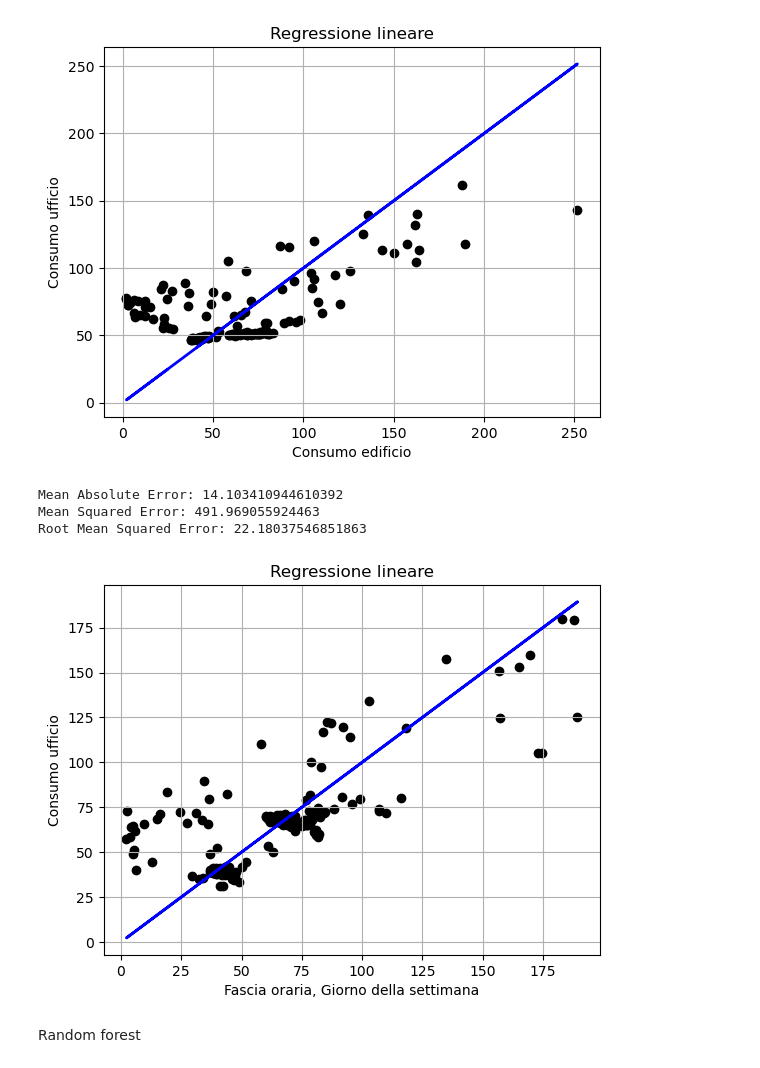
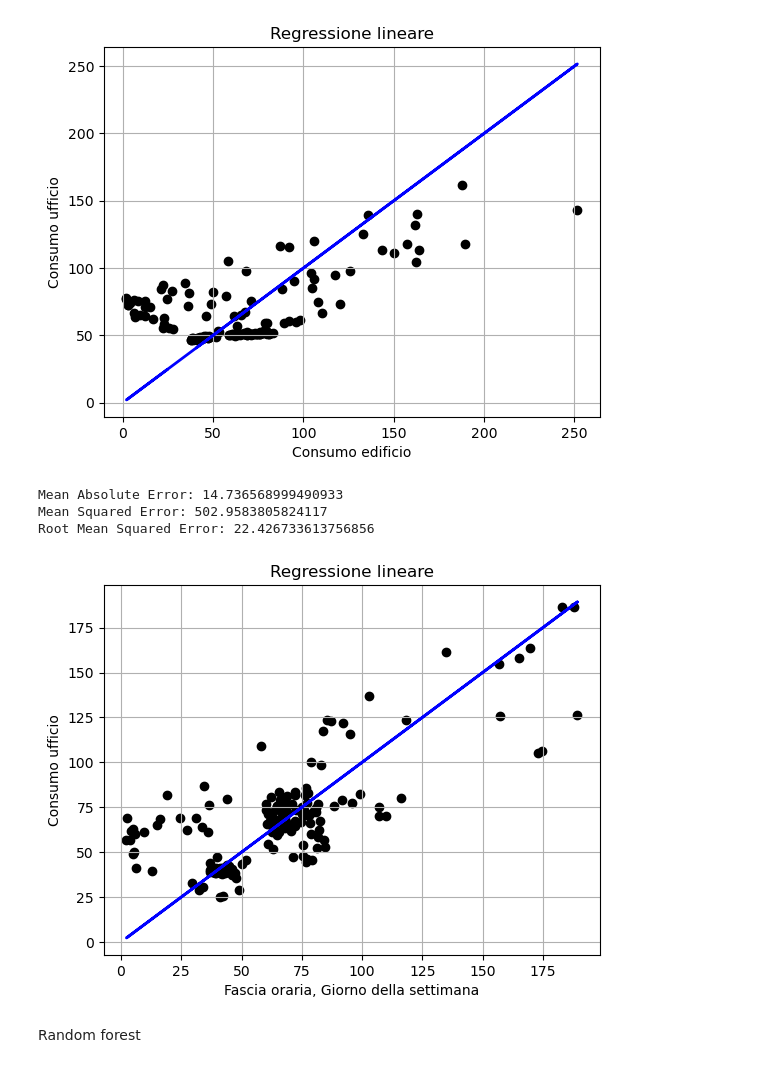
Before and after one commit to marcimastro98/RBS-HARPA-PROJECT, a Jupyter notebook: pyscript/NotebookML.ipynb, the cells around one changed output. Saved outputs shown, nothing was run; the diff lists cells and outputs as text; code cells hidden in the pictures.

```diff
--- a/pyscript/NotebookML.ipynb
+++ b/pyscript/NotebookML.ipynb
@@ -146,7 +146,7 @@ df['giorno'] = pd.to_datetime(df['giorno'])
 
 df = df.fillna(0)
 
-X = df[['kilowatt_ufficio_diff', 'kilowatt_data_center_diff', 'fascia_oraria_num', 'giorno_settimana_num']] # Variabile indipendente
+X = df[['kilowatt_ufficio_diff', 'kilowatt_data_center_diff', 'fascia_oraria_num', 'giorno_settimana_num', 'temperature', 'rain', 'cloud_cover']] # Variabile indipendente
 Y = df[['kilowatt_edificio_diff']] # Variabile dipendente
 
 X.head()
@@ -154,37 +154,37 @@ Y.head()
 
 
 X_train, X_test, Y_train, Y_test = train_test_split(X, Y, test_size=0.2, train_size=0.8, random_state=0)
 
 # Creazione del modello di regressione lineare
 model = LinearRegression()
 
 # Addestamento del modello
 model.fit(X_train, Y_train)
 
 # Predizione dei valori di consumo
 
 Y_pred = model.predict(X_test)
 
 # Valutazione del modello
 
 print('Mean Absolute Error:', metrics.mean_absolute_error(Y_test, Y_pred))
 print('Mean Squared Error:', metrics.mean_squared_error(Y_test, Y_pred))
 print('Root Mean Squared Error:', metrics.mean_squared_error(Y_test, Y_pred, squared=False))
 
 # Visualizzazione del modello
 
 plt.scatter(Y_test, Y_pred, color='black')
 plt.plot(Y_test, Y_test, color='blue', linewidth=2) # Linea di riferimento
 plt.xlabel('Fascia oraria, Giorno della settimana')
 plt.ylabel('Consumo ufficio')
 plt.title('Regressione lineare')
 plt.grid()
 plt.show()
 # %% [output]
-Mean Absolute Error: 14.103410944610392
-Mean Squared Error: 491.969055924463
-Root Mean Squared Error: 22.18037546851863
+Mean Absolute Error: 14.736568999490933
+Mean Squared Error: 502.9583805824117
+Root Mean Squared Error: 22.426733613756856
-[figure, old version]
+[figure, new version]
 # %% [markdown]
 Random forest
 # %%
```
Also changed, not shown: parts of 1 cell of this notebook.
